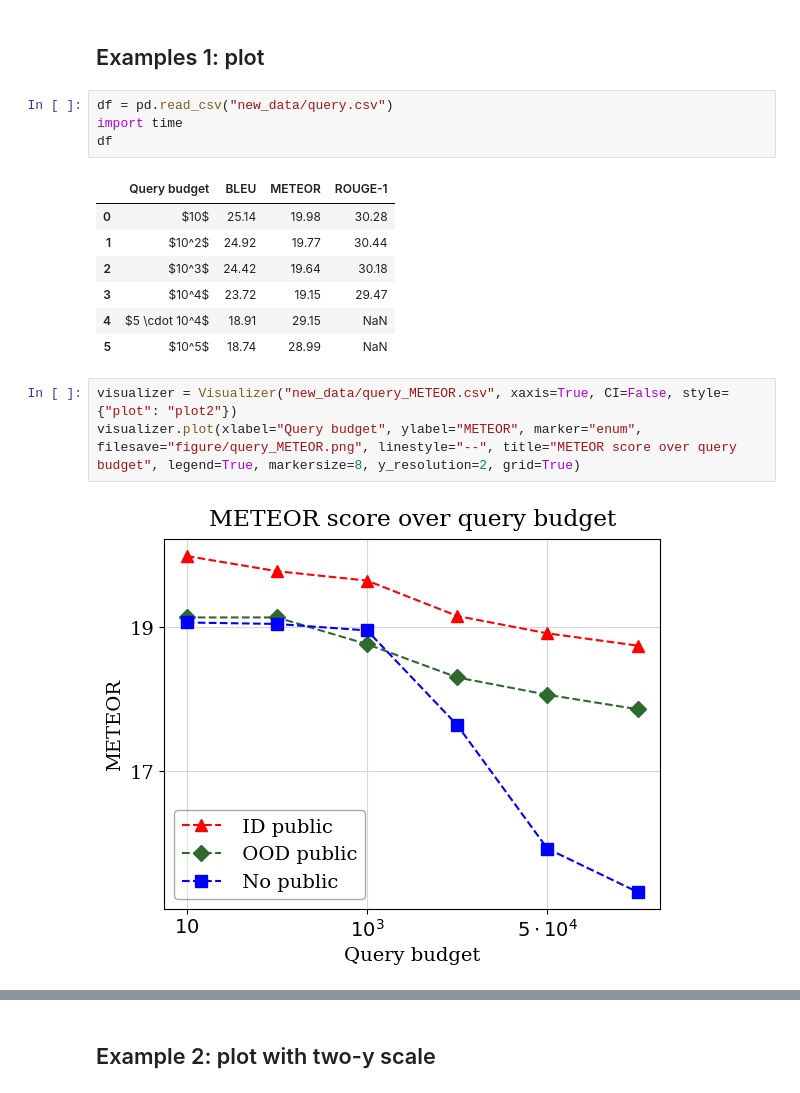
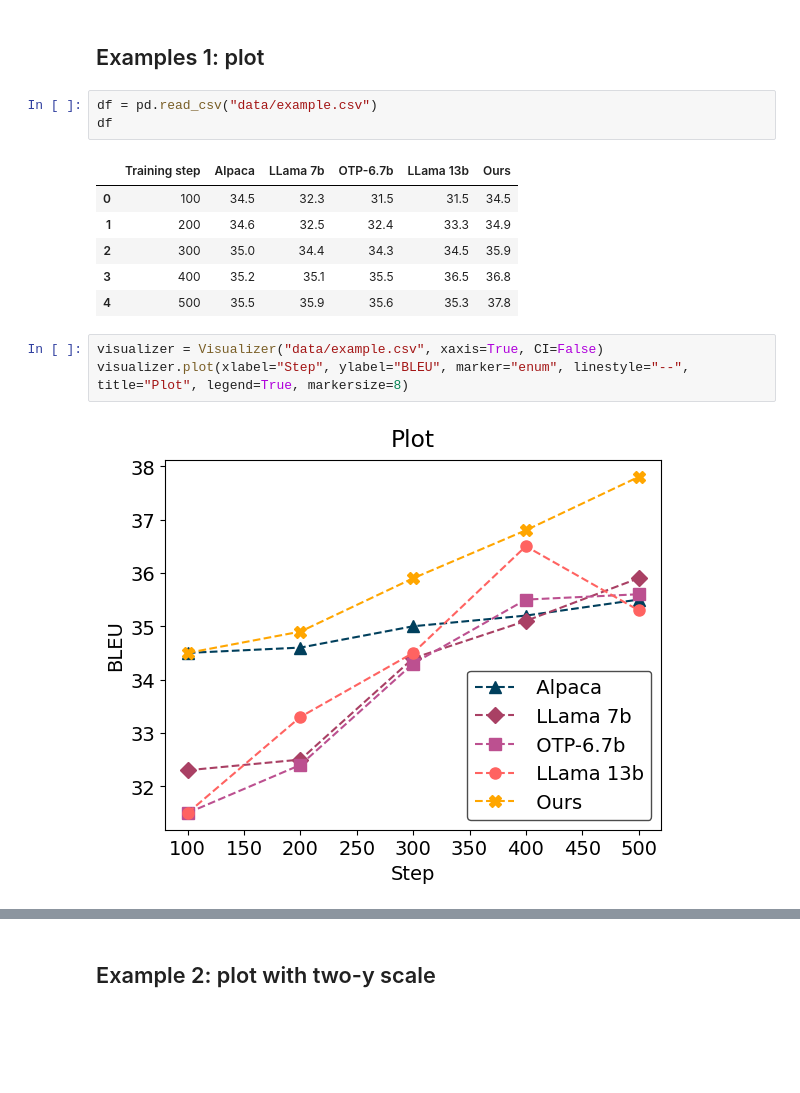
Before and after one commit to tjdgh3946/visualizer-, a Jupyter notebook: example.ipynb, the cells around one changed output, grey strips where cells are left out. Drawn from its saved outputs; the diff is of its cells as text; blank space fills up the shorter version.

```diff
--- a/example.ipynb
+++ b/example.ipynb
@@ -37,19 +10,17 @@ import numpy as np
 # %% [markdown]
 ## Examples 1: plot
 # %%
-df = pd.read_csv("new_data/query.csv")
-import time
+df = pd.read_csv("data/example.csv")
 df
 # %% [output]
-|  | Query budget | BLEU | METEOR | ROUGE-1 |
-| 0 | $10$ | 25.14 | 19.98 | 30.28 |
-| 1 | $10^2$ | 24.92 | 19.77 | 30.44 |
-| 2 | $10^3$ | 24.42 | 19.64 | 30.18 |
-| 3 | $10^4$ | 23.72 | 19.15 | 29.47 |
-| 4 | $5 \cdot 10^4$ | 18.91 | 29.15 | NaN |
-| 5 | $10^5$ | 18.74 | 28.99 | NaN |
+|  | Training step | Alpaca | LLama 7b | OTP-6.7b | LLama 13b | Ours |
+| 0 | 100 | 34.5 | 32.3 | 31.5 | 31.5 | 34.5 |
+| 1 | 200 | 34.6 | 32.5 | 32.4 | 33.3 | 34.9 |
+| 2 | 300 | 35.0 | 34.4 | 34.3 | 34.5 | 35.9 |
+| 3 | 400 | 35.2 | 35.1 | 35.5 | 36.5 | 36.8 |
+| 4 | 500 | 35.5 | 35.9 | 35.6 | 35.3 | 37.8 |
 # %%
-visualizer = Visualizer("new_data/query_METEOR.csv", xaxis=True, CI=False, style={"plot": "plot2"})
-visualizer.plot(xlabel="Query budget", ylabel="METEOR", marker="enum", filesave="figure/query_METEOR.png", linestyle="--", title="METEOR score over query budget", legend=True, markersize=8, y_resolution=2, grid=True)
+visualizer = Visualizer("data/example.csv", xaxis=True, CI=False)
+visualizer.plot(xlabel="Step", ylabel="BLEU", marker="enum", linestyle="--", title="Plot", legend=True, markersize=8)
 # %% [output]
-[figure, old version]
+[figure, new version]
```
Also changed, not shown: parts of 18 cells of this notebook, 51 other files.
